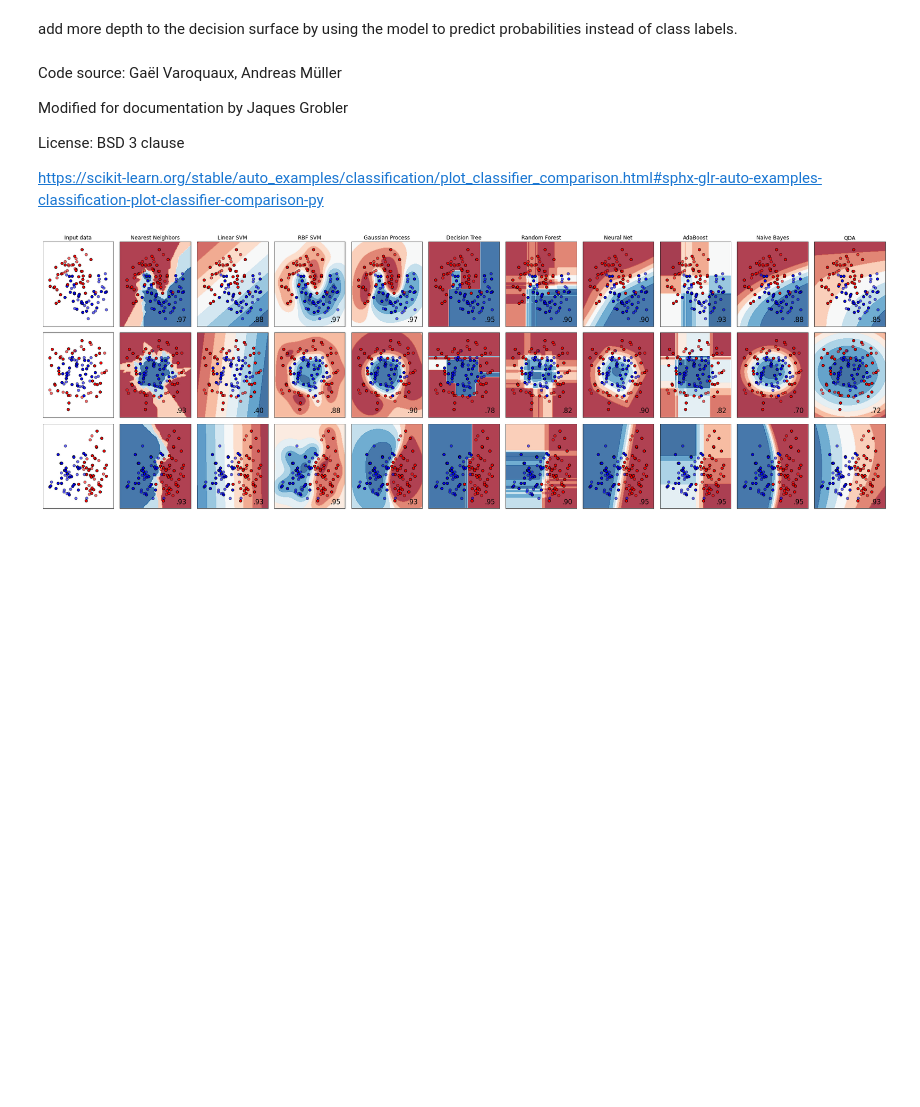
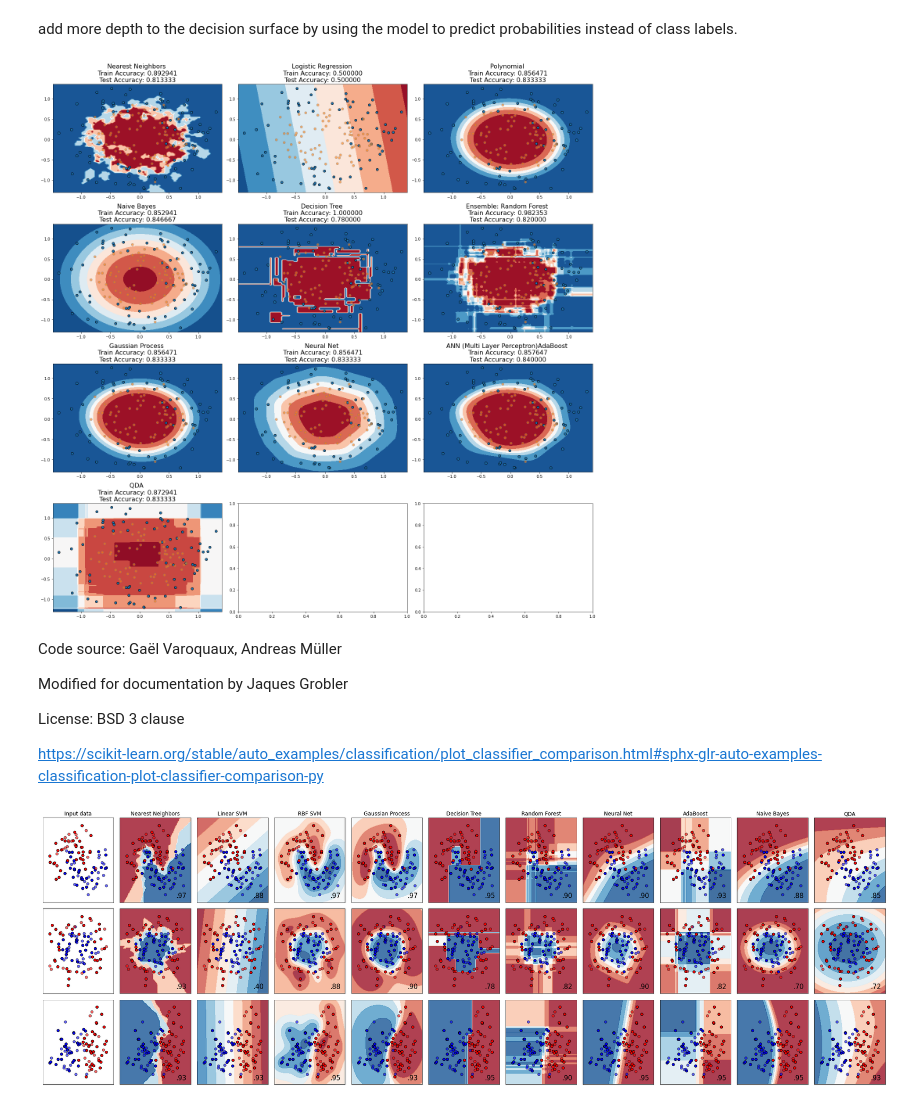
Before and after one commit to roysea/Machine-Learning-, a Jupyter notebook: sklearn_learning_models.ipynb, the cells around one changed output. Drawn from its saved outputs; the diff is of its cells as text; code cells hidden in the pictures; blank space fills up the shorter version.

```diff
--- a/sklearn_learning_models.ipynb
+++ b/sklearn_learning_models.ipynb
@@ -221,3 +308,28 @@ add more depth to the decision surface by using the model to predict probabiliti
+# %%
+# iterate over classifiers
+index = 0
+fig, axs = plt.subplots(4,3, figsize=(20, 20), facecolor='w', edgecolor='k')
+fig.subplots_adjust(hspace = .5, wspace=.001)
+axs = axs.ravel()
+# axs.suptitle("10 ML Models", fontsize=18, y=0.95)
+
+for name, model in zip(names_p, models_p):
+#    ax = plt.subplot(len(datasets), len(models) + 1, i)
+
+    model.fit(x_train, y_train)
+
+    train_accuracy = model.score(x_train, y_train)
+    test_accuracy = model.score(x_test, y_test)
+#
+
+    draw_decision_boundary_with_probability(x_test, y_test, name, model,
+                                            train_accuracy, test_accuracy, axs)
+    index += 1
+
+plt.tight_layout()
+plt.show()
+# %% [output]
+[figure, added]
 # %% [markdown]
 Code source: Gaël Varoquaux, Andreas Müller
 
```
Also changed, not shown: parts of 4 cells of this notebook.
